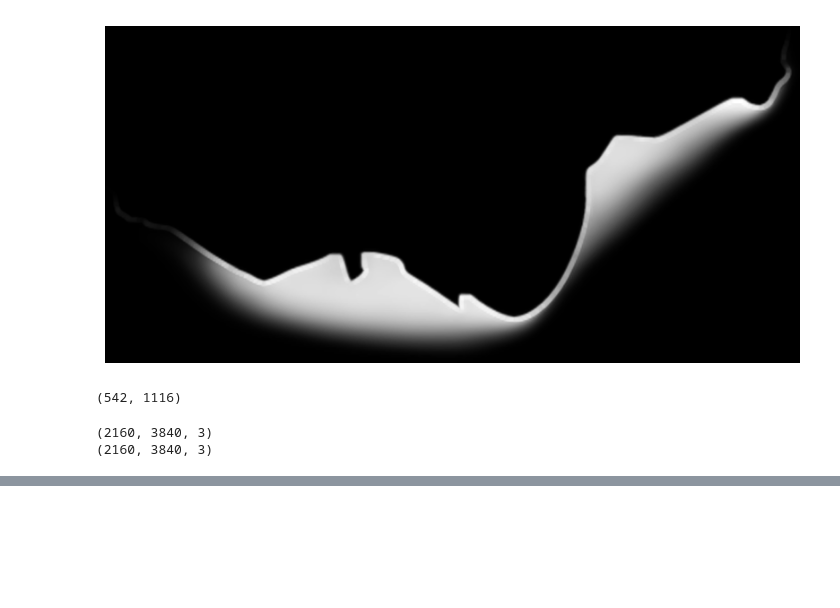
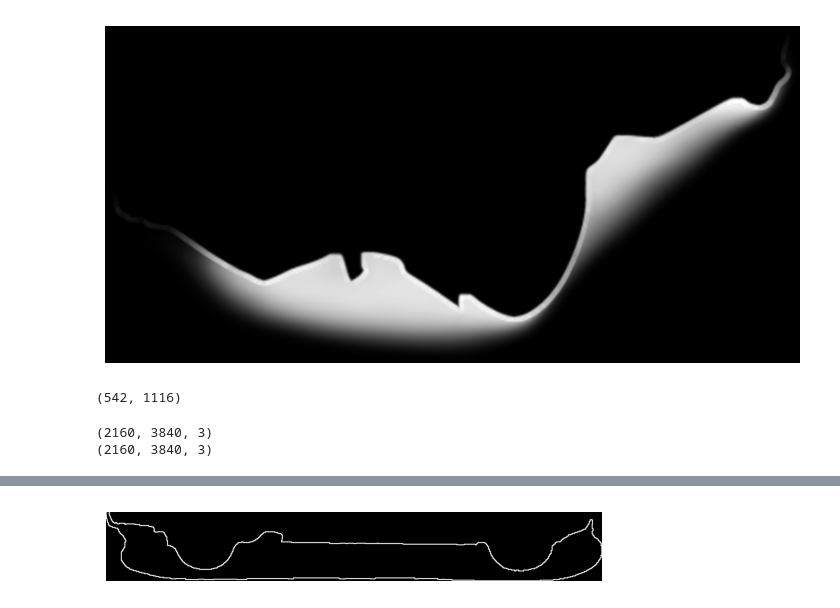
Before and after one commit to ankitdotpy/spyneai-assignment, a Jupyter notebook: project_1/eda.ipynb, the cells around one changed output, grey strips where cells are left out. Drawn from its saved outputs; the diff is of its cells as text; code cells hidden in the pictures; blank space fills up the shorter version.

```diff
--- a/project_1/eda.ipynb
+++ b/project_1/eda.ipynb
@@ -264,0 +290,8 @@ def compose_image(car_image, car_mask, background):
+# %%
+shadow_contours, _ = cv2.findContours(shadow_mask, cv2.RETR_EXTERNAL, cv2.CHAIN_APPROX_SIMPLE)
+img = cv2.drawContours(np.zeros_like(shadow_mask), shadow_contours, -1, (255), 2)
+plt.imshow(img, cmap='gray')
+plt.axis('off')
+plt.show()
+# %% [output]
+[figure, added]
```
Also changed, not shown: parts of 6 cells of this notebook, 8 other files.
